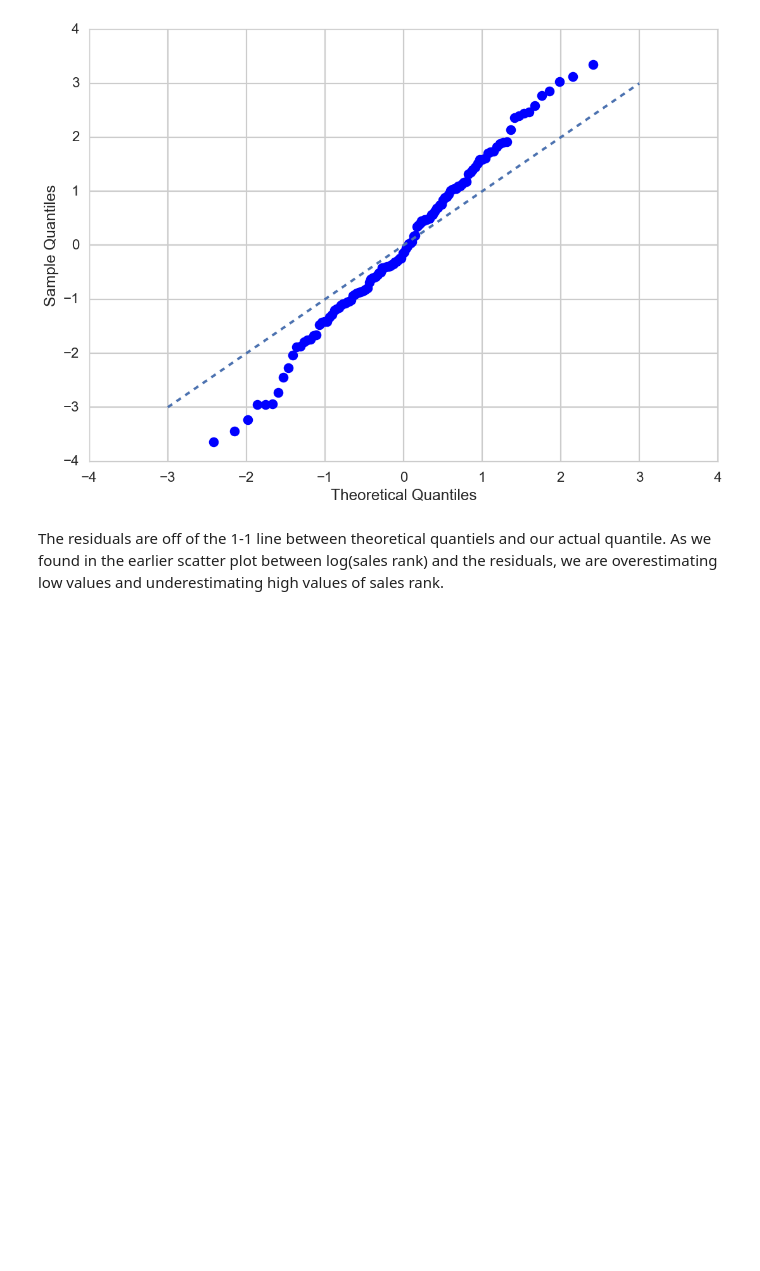
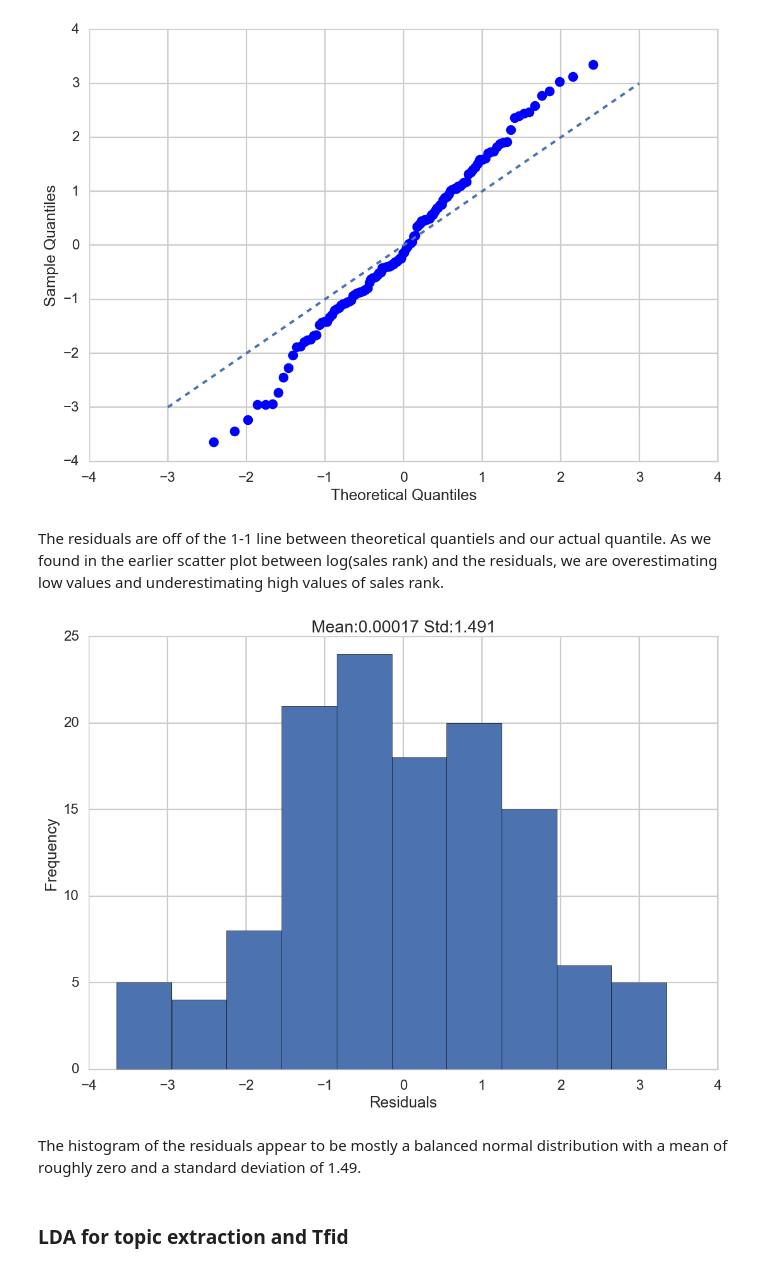
Before and after one commit to jeanzhaoyi/Scrape-amazon-to-predict-book-sales-rank, a Jupyter notebook: cross_validated_ML_books_sales_rank.ipynb, the cells around one changed output. Cells and saved outputs as stored; diff of their text form; code cells hidden in the pictures; blank space fills up the shorter version.

```diff
--- a/cross_validated_ML_books_sales_rank.ipynb
+++ b/cross_validated_ML_books_sales_rank.ipynb
@@ -878,3 +901,16 @@ plt.show()
 [figure]
 # %% [markdown]
 The residuals are off of the 1-1 line between theoretical quantiels and our actual quantile. As we found in the earlier scatter plot between log(sales rank) and the residuals, we are overestimating low values and underestimating high values of sales rank.
+# %%
+plt.hist(res_1)
+plt.xlabel('Residuals')
+plt.ylabel('Frequency')
+plt.title('Mean:%0.5f Std:%0.3f' % (np.mean(res_1),np.std(res_1)))
+plt.savefig('/Users/yizhao/Documents/First_capstone/residuals_hist.jpeg')
+plt.show()
+# %% [output]
+[figure, added]
+# %% [markdown]
+The histogram of the residuals appear to be mostly a balanced normal distribution with a mean of roughly zero and a standard deviation of 1.49.
+# %% [markdown]
+### LDA for topic extraction and Tfid
```
Also changed, not shown: parts of 17 cells of this notebook.
